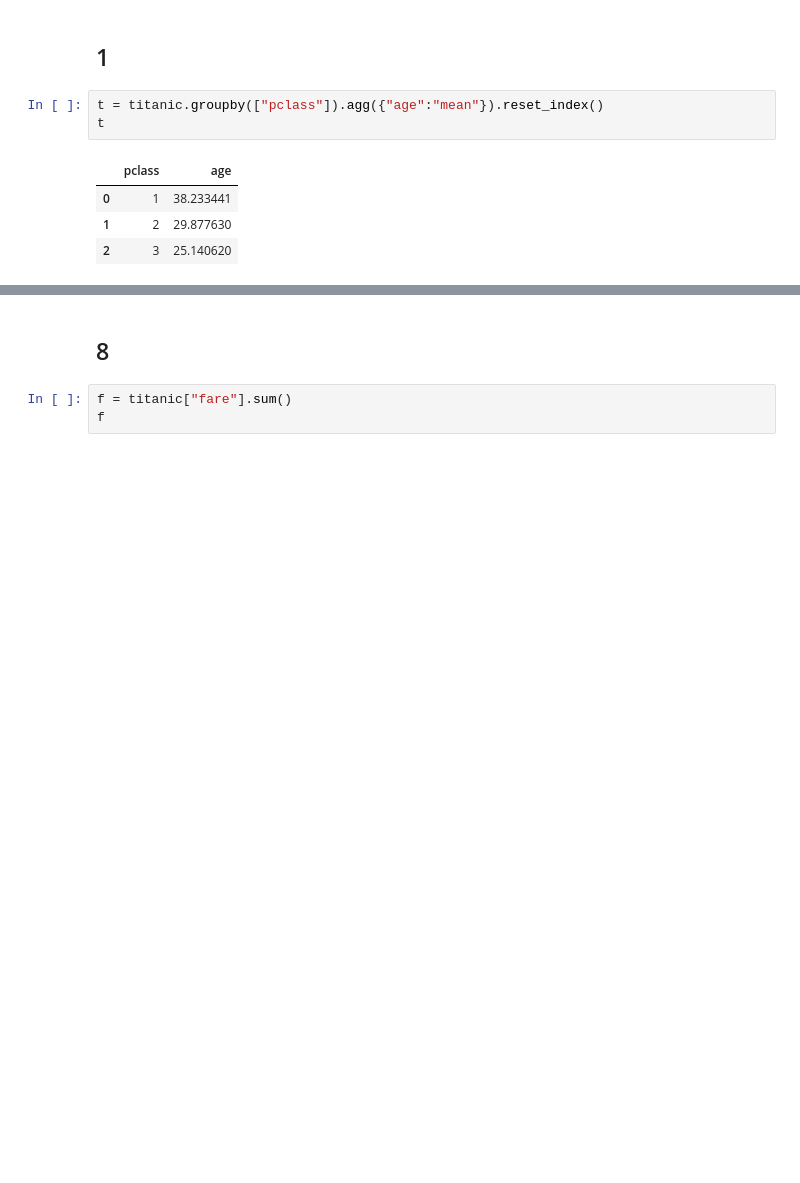
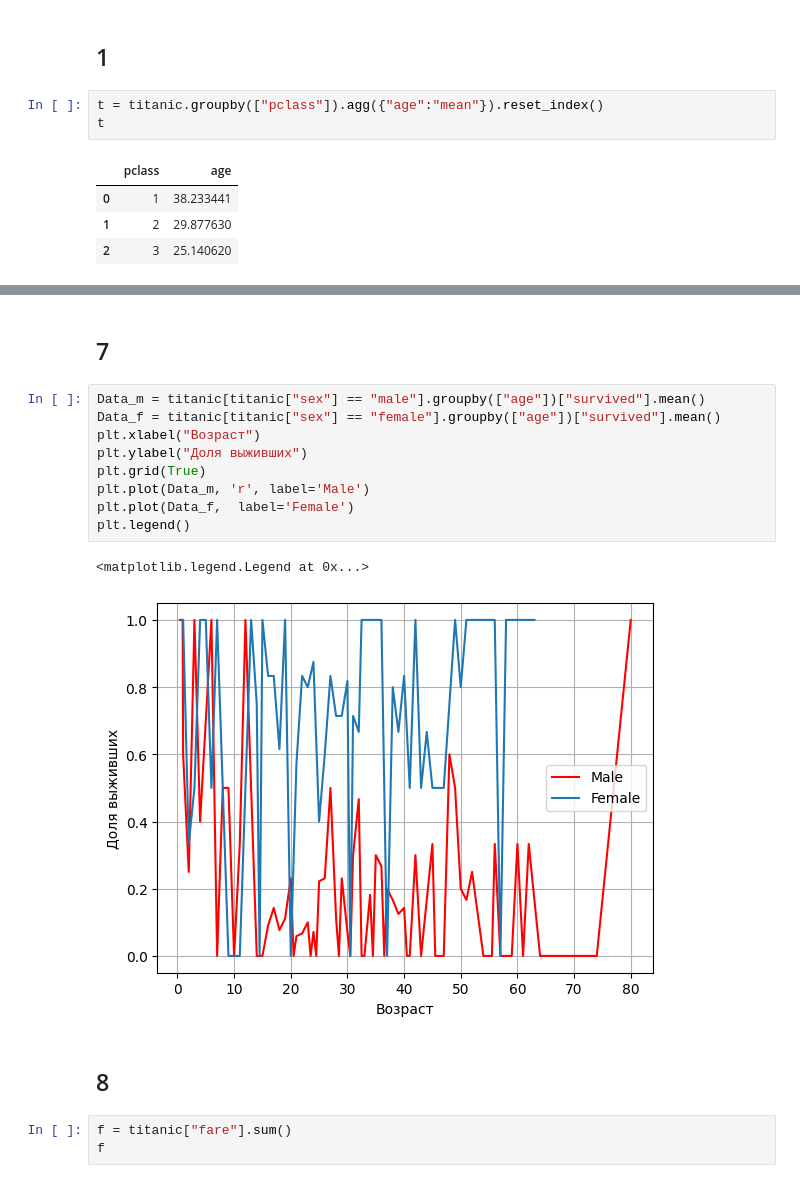
Before and after one commit to OhNoMyRook/python_22, a Jupyter notebook: Classwork-07/lpr2022_lab7.ipynb, the cells around one changed output, grey strips where cells are left out. Saved outputs shown, nothing was run; the diff lists cells and outputs as text; blank space fills up the shorter version.

```diff
--- a/Classwork-07/lpr2022_lab7.ipynb
+++ b/Classwork-07/lpr2022_lab7.ipynb
@@ -239,3 +298,17 @@ t
+# %% [markdown]
+## 7
+# %%
+Data_m = titanic[titanic["sex"] == "male"].groupby(["age"])["survived"].mean()
+Data_f = titanic[titanic["sex"] == "female"].groupby(["age"])["survived"].mean()
+plt.xlabel("Возраст")
+plt.ylabel("Доля выживших")
+plt.grid(True)
+plt.plot(Data_m, 'r', label='Male')
+plt.plot(Data_f,  label='Female')
+plt.legend()
+# %% [output]
+<matplotlib.legend.Legend at 0x...>
+[figure, added]
 # %% [markdown]
 ## 8
 # %%
```
Also changed, not shown: parts of 16 cells of this notebook.
